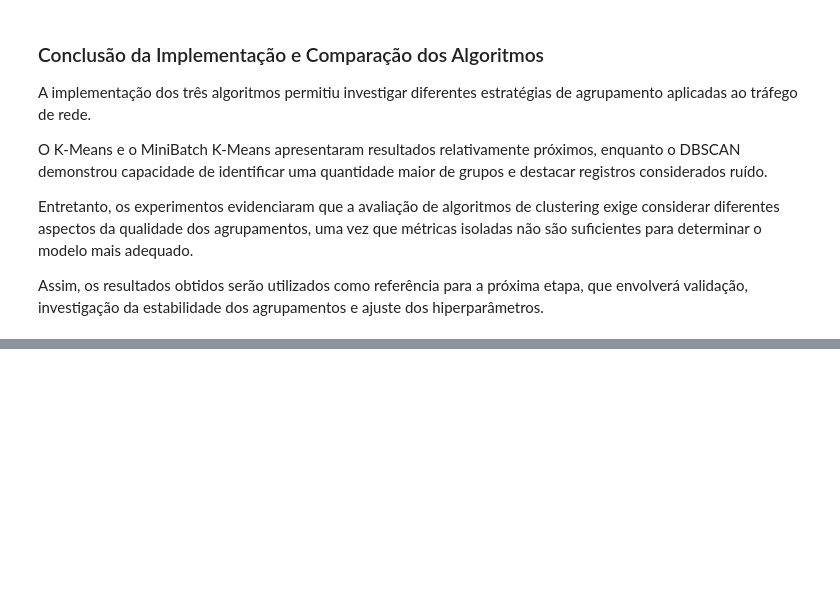
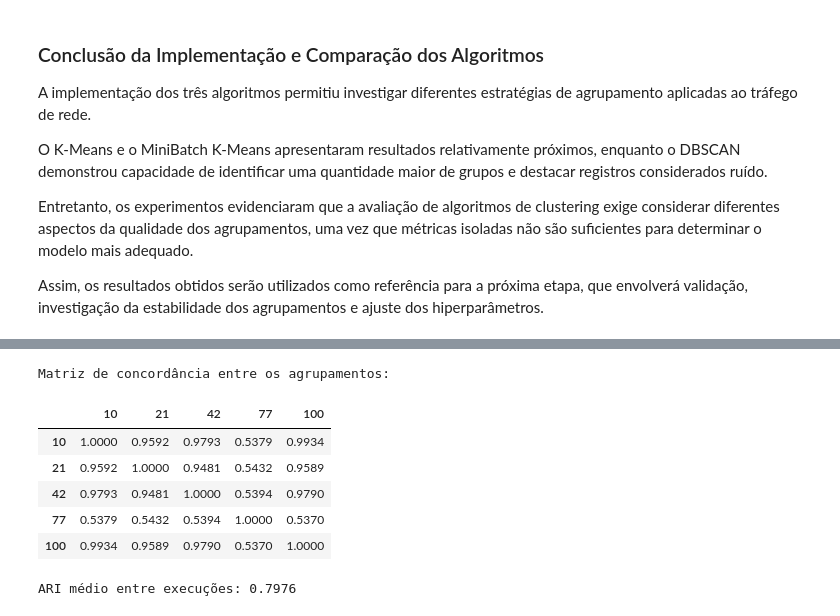
Before and after one commit to pedroemilio17/Machine_learning, a Jupyter notebook: 3_EDA_DOCUMENTADA.ipynb, the cells around one changed output, grey strips where cells are left out. Drawn from its saved outputs; the diff is of its cells as text; code cells hidden in the pictures; blank space fills up the shorter version.

```diff
--- a/3_EDA_DOCUMENTADA.ipynb
+++ b/3_EDA_DOCUMENTADA.ipynb
@@ -1829,0 +1918,47 @@ Assim, os resultados obtidos serão utilizados como referência para a próxima
+# %%
+
+from sklearn.metrics import adjusted_rand_score
+import pandas as pd
+import numpy as np
+
+# Compara os agrupamentos das cinco execuções
+matriz_ari = np.zeros(
+    (len(sementes), len(sementes))
+)
+
+for i in range(len(sementes)):
+    for j in range(len(sementes)):
+
+        matriz_ari[i, j] = adjusted_rand_score(
+            rotulos_execucoes[i],
+            rotulos_execucoes[j]
+        )
+
+# Organiza os resultados em uma tabela
+ari_df = pd.DataFrame(
+    matriz_ari,
+    index=sementes,
+    columns=sementes
+)
+
+print("Matriz de concordância entre os agrupamentos:")
+display(ari_df.round(4))
+
+# Média das comparações, excluindo a diagonal
+valores_ari = matriz_ari[
+    np.triu_indices(len(sementes), k=1)
+]
+
+print(
+    "\nARI médio entre execuções:",
+    round(valores_ari.mean(), 4)
+)
+# %% [output]
+Matriz de concordância entre os agrupamentos:
+|  | 10 | 21 | 42 | 77 | 100 |
+| 10 | 1.0000 | 0.9592 | 0.9793 | 0.5379 | 0.9934 |
+| 21 | 0.9592 | 1.0000 | 0.9481 | 0.5432 | 0.9589 |
+| 42 | 0.9793 | 0.9481 | 1.0000 | 0.5394 | 0.9790 |
+| 77 | 0.5379 | 0.5432 | 0.5394 | 1.0000 | 0.5370 |
+| 100 | 0.9934 | 0.9589 | 0.9790 | 0.5370 | 1.0000 |
+ARI médio entre execuções: 0.7976
```
Also changed, not shown: parts of 30 cells of this notebook.
